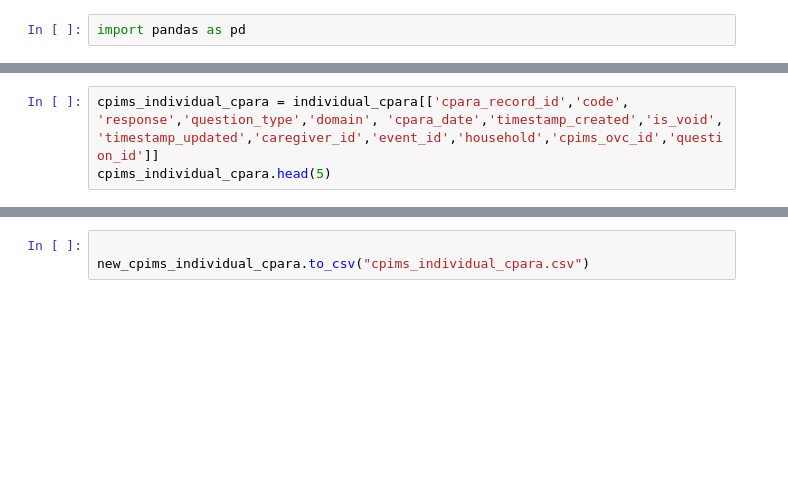
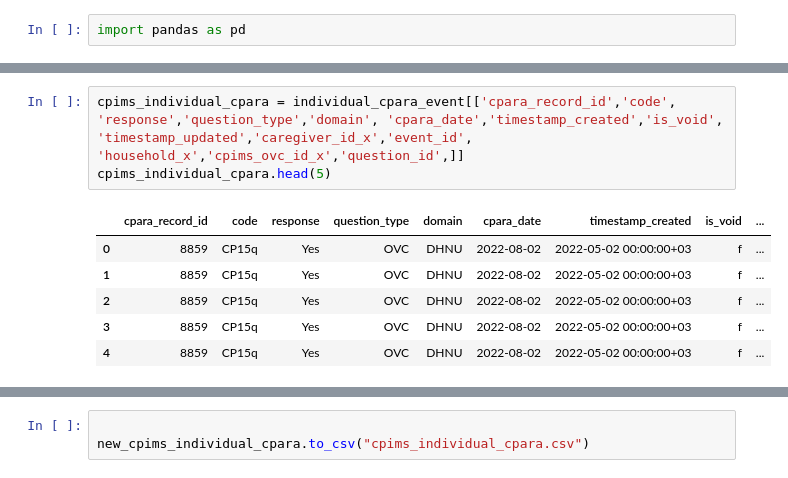
Before and after one commit to bmugwe/Usaid4thechild_data, a Jupyter notebook: individual_cpara.ipynb, the cells around one changed output, grey strips where cells are left out. Saved outputs shown, nothing was run; the diff lists cells and outputs as text; blank space fills up the shorter version.

```diff
--- a/individual_cpara.ipynb
+++ b/individual_cpara.ipynb
@@ -78,3 +119,10 @@ individual_cpara_event.columns
 # %%
-cpims_individual_cpara = individual_cpara[['cpara_record_id','code', 'response','question_type','domain', 'cpara_date','timestamp_created','is_void', 'timestamp_updated','caregiver_id','event_id','household','cpims_ovc_id','question_id']]
+cpims_individual_cpara = individual_cpara_event[['cpara_record_id','code', 'response','question_type','domain', 'cpara_date','timestamp_created','is_void', 'timestamp_updated','caregiver_id_x','event_id', 'household_x','cpims_ovc_id_x','question_id',]]
 cpims_individual_cpara.head(5)
+# %% [output]
+|  | cpara_record_id | code | response | question_type | domain | cpara_date | timestamp_created | is_void | ... |
+| 0 | 8859 | CP15q | Yes | OVC | DHNU | 2022-08-02 | 2022-05-02 00:00:00+03 | f | ... |
+| 1 | 8859 | CP15q | Yes | OVC | DHNU | 2022-08-02 | 2022-05-02 00:00:00+03 | f | ... |
+| 2 | 8859 | CP15q | Yes | OVC | DHNU | 2022-08-02 | 2022-05-02 00:00:00+03 | f | ... |
+| 3 | 8859 | CP15q | Yes | OVC | DHNU | 2022-08-02 | 2022-05-02 00:00:00+03 | f | ... |
+| 4 | 8859 | CP15q | Yes | OVC | DHNU | 2022-08-02 | 2022-05-02 00:00:00+03 | f | ... |
```
Also changed, not shown: parts of 9 cells of this notebook, 1 other file.
